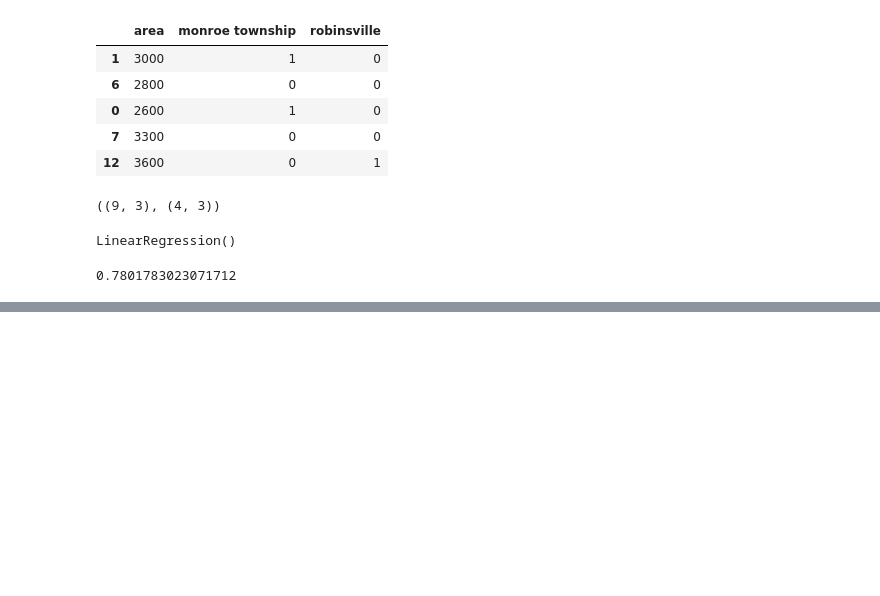
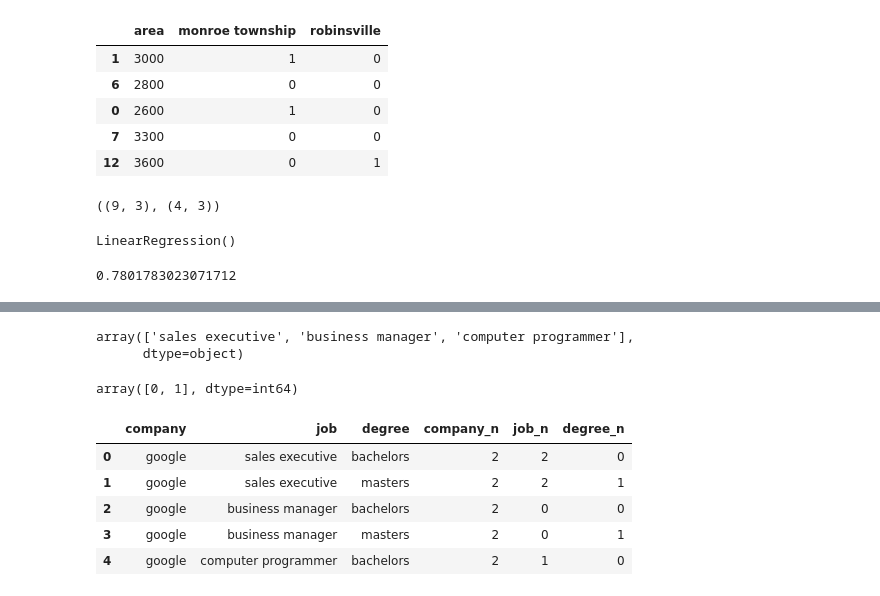
Before and after one commit to amidying/ML_Begginer_01, a Jupyter notebook: 001_prac1.ipynb, the cells around one changed output, grey strips where cells are left out. Drawn from its saved outputs; the diff is of its cells as text; code cells hidden in the pictures; blank space fills up the shorter version.

```diff
--- a/001_prac1.ipynb
+++ b/001_prac1.ipynb
@@ -313,0 +477,2 @@ model.score(X_test,y_test)
+# %%
+df = pd.read_csv("./06_decision_tree/salaries.csv")
@@ -313,0 +488,12 @@ model.score(X_test,y_test)
+# %%
+df.job.unique()
+# %% [output]
+array(['sales executive', 'business manager', 'computer programmer'],
+      dtype=object)
+# %%
+df.salary_more_then_100k.unique()
+# %% [output]
+array([0, 1], dtype=int64)
+# %%
+X = df.drop('salary_more_then_100k',axis=1)
+y = df['salary_more_then_100k']
@@ -313,0 +502,17 @@ model.score(X_test,y_test)
+# %%
+le_company = LabelEncoder()
+le_job = LabelEncoder()
+le_degree = LabelEncoder()
+# %%
+X['company_n'] = le_company.fit_transform(X['company'])
+X['job_n'] = le_job.fit_transform(X['job'])
+X['degree_n'] = le_degree.fit_transform(X['degree'])
+# %%
+X.head()
+# %% [output]
+|  | company | job | degree | company_n | job_n | degree_n |
+| 0 | google | sales executive | bachelors | 2 | 2 | 0 |
+| 1 | google | sales executive | masters | 2 | 2 | 1 |
+| 2 | google | business manager | bachelors | 2 | 0 | 0 |
+| 3 | google | business manager | masters | 2 | 0 | 1 |
+| 4 | google | computer programmer | bachelors | 2 | 1 | 0 |
```
Also changed, not shown: parts of 52 cells of this notebook, 2 other files.
